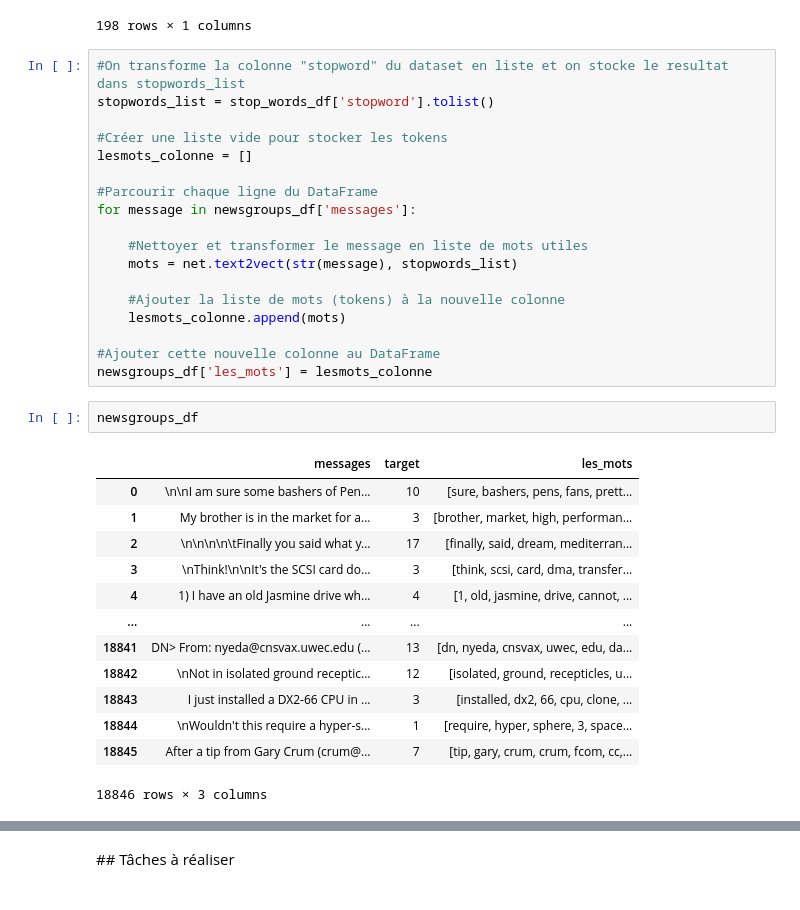
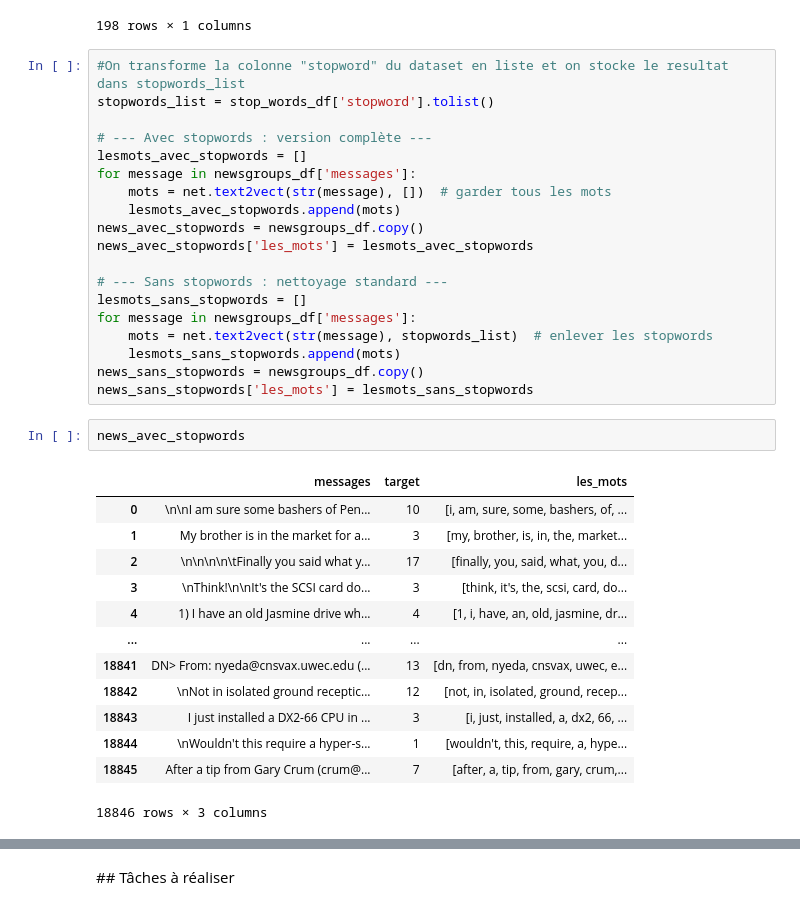
Before and after one commit to yarak4/Sciences-de-donnees, a Jupyter notebook: projet-Khamis_Nistor.ipynb, the cells around one changed output, grey strips where cells are left out. Drawn from its saved outputs; the diff is of its cells as text.

Commit message:
nettoyage et split train test + representation sac a mots

```diff
--- a/projet-Khamis_Nistor.ipynb
+++ b/projet-Khamis_Nistor.ipynb
@@ -179,33 +177,34 @@ stop_words_df
 #On transforme la colonne "stopword" du dataset en liste et on stocke le resultat dans stopwords_list
 stopwords_list = stop_words_df['stopword'].tolist()
 
-#Créer une liste vide pour stocker les tokens
-lesmots_colonne = []
+# --- Avec stopwords : version complète ---
+lesmots_avec_stopwords = []
+for message in newsgroups_df['messages']:
+    mots = net.text2vect(str(message), [])  # garder tous les mots
+    lesmots_avec_stopwords.append(mots)
+news_avec_stopwords = newsgroups_df.copy()
+news_avec_stopwords['les_mots'] = lesmots_avec_stopwords
 
-#Parcourir chaque ligne du DataFrame
+# --- Sans stopwords : nettoyage standard ---
+lesmots_sans_stopwords = []
 for message in newsgroups_df['messages']:
-
-    #Nettoyer et transformer le message en liste de mots utiles
-    mots = net.text2vect(str(message), stopwords_list)
-
-    #Ajouter la liste de mots (tokens) à la nouvelle colonne
-    lesmots_colonne.append(mots)
-
-#Ajouter cette nouvelle colonne au DataFrame
-newsgroups_df['les_mots'] = lesmots_colonne
+    mots = net.text2vect(str(message), stopwords_list)  # enlever les stopwords
+    lesmots_sans_stopwords.append(mots)
+news_sans_stopwords = newsgroups_df.copy()
+news_sans_stopwords['les_mots'] = lesmots_sans_stopwords
 # %%
-newsgroups_df
+news_avec_stopwords
 # %% [output]
 |  | messages | target | les_mots |
-| 0 | \n\nI am sure some bashers of Pen... | 10 | [sure, bashers, pens, fans, prett... |
-| 1 | My brother is in the market for a... | 3 | [brother, market, high, performan... |
-| 2 | \n\n\n\n\tFinally you said what y... | 17 | [finally, said, dream, mediterran... |
-| 3 | \nThink!\n\nIt's the SCSI card do... | 3 | [think, scsi, card, dma, transfer... |
-| 4 | 1) I have an old Jasmine drive wh... | 4 | [1, old, jasmine, drive, cannot, ... |
+| 0 | \n\nI am sure some bashers of Pen... | 10 | [i, am, sure, some, bashers, of, ... |
+| 1 | My brother is in the market for a... | 3 | [my, brother, is, in, the, market... |
+| 2 | \n\n\n\n\tFinally you said what y... | 17 | [finally, you, said, what, you, d... |
+| 3 | \nThink!\n\nIt's the SCSI card do... | 3 | [think, it's, the, scsi, card, do... |
+| 4 | 1) I have an old Jasmine drive wh... | 4 | [1, i, have, an, old, jasmine, dr... |
 | ... | ... | ... | ... |
-| 18841 | DN> From: nyeda@cnsvax.uwec.edu (... | 13 | [dn, nyeda, cnsvax, uwec, edu, da... |
-| 18842 | \nNot in isolated ground receptic... | 12 | [isolated, ground, recepticles, u... |
-| 18843 | I just installed a DX2-66 CPU in ... | 3 | [installed, dx2, 66, cpu, clone, ... |
-| 18844 | \nWouldn't this require a hyper-s... | 1 | [require, hyper, sphere, 3, space... |
-| 18845 | After a tip from Gary Crum (crum@... | 7 | [tip, gary, crum, crum, fcom, cc,... |
+| 18841 | DN> From: nyeda@cnsvax.uwec.edu (... | 13 | [dn, from, nyeda, cnsvax, uwec, e... |
+| 18842 | \nNot in isolated ground receptic... | 12 | [not, in, isolated, ground, recep... |
+| 18843 | I just installed a DX2-66 CPU in ... | 3 | [i, just, installed, a, dx2, 66, ... |
+| 18844 | \nWouldn't this require a hyper-s... | 1 | [wouldn't, this, require, a, hype... |
+| 18845 | After a tip from Gary Crum (crum@... | 7 | [after, a, tip, from, gary, crum,... |
 18846 rows × 3 columns
```
Also changed, not shown: parts of 13 cells of this notebook, 1 other file.
